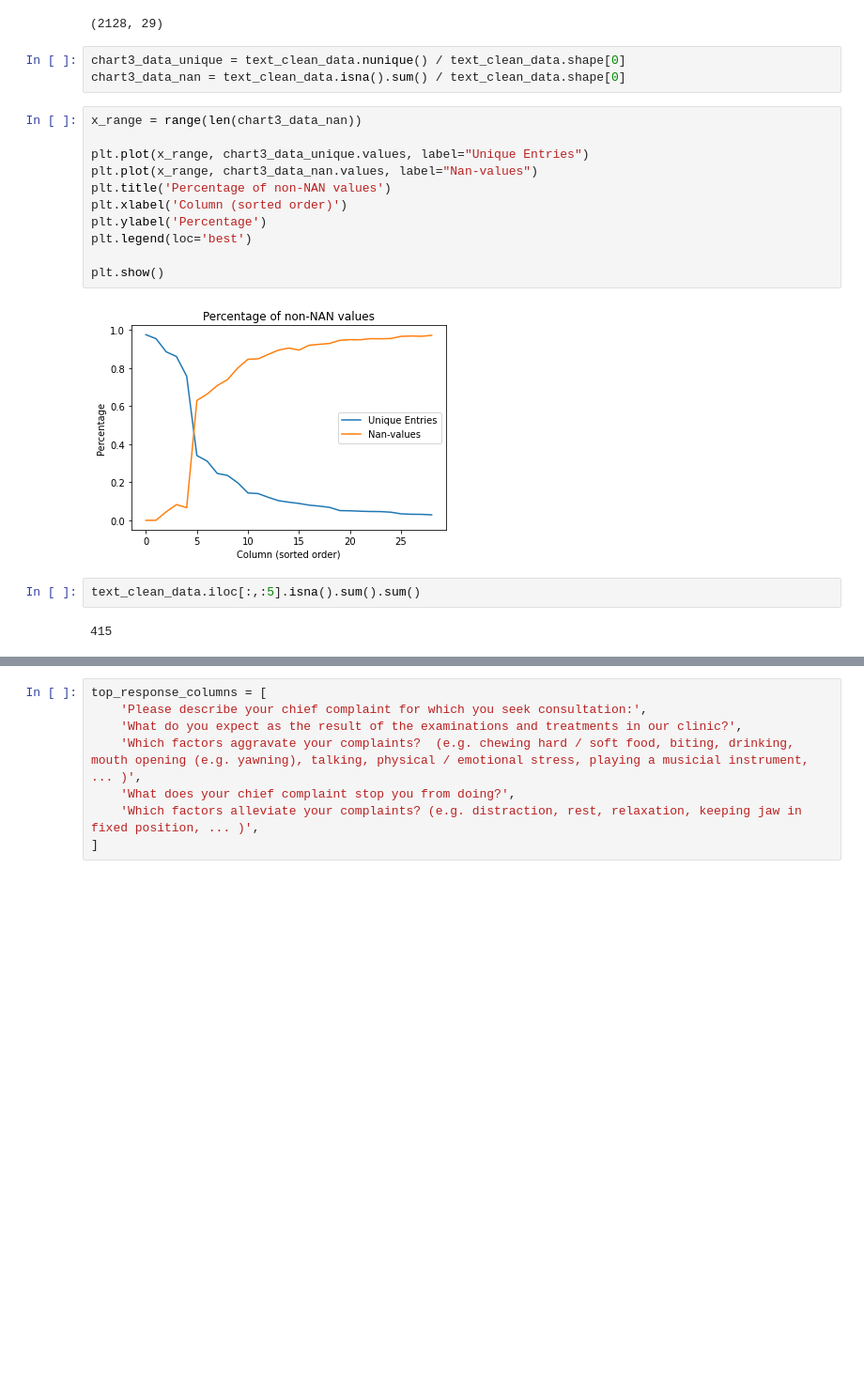
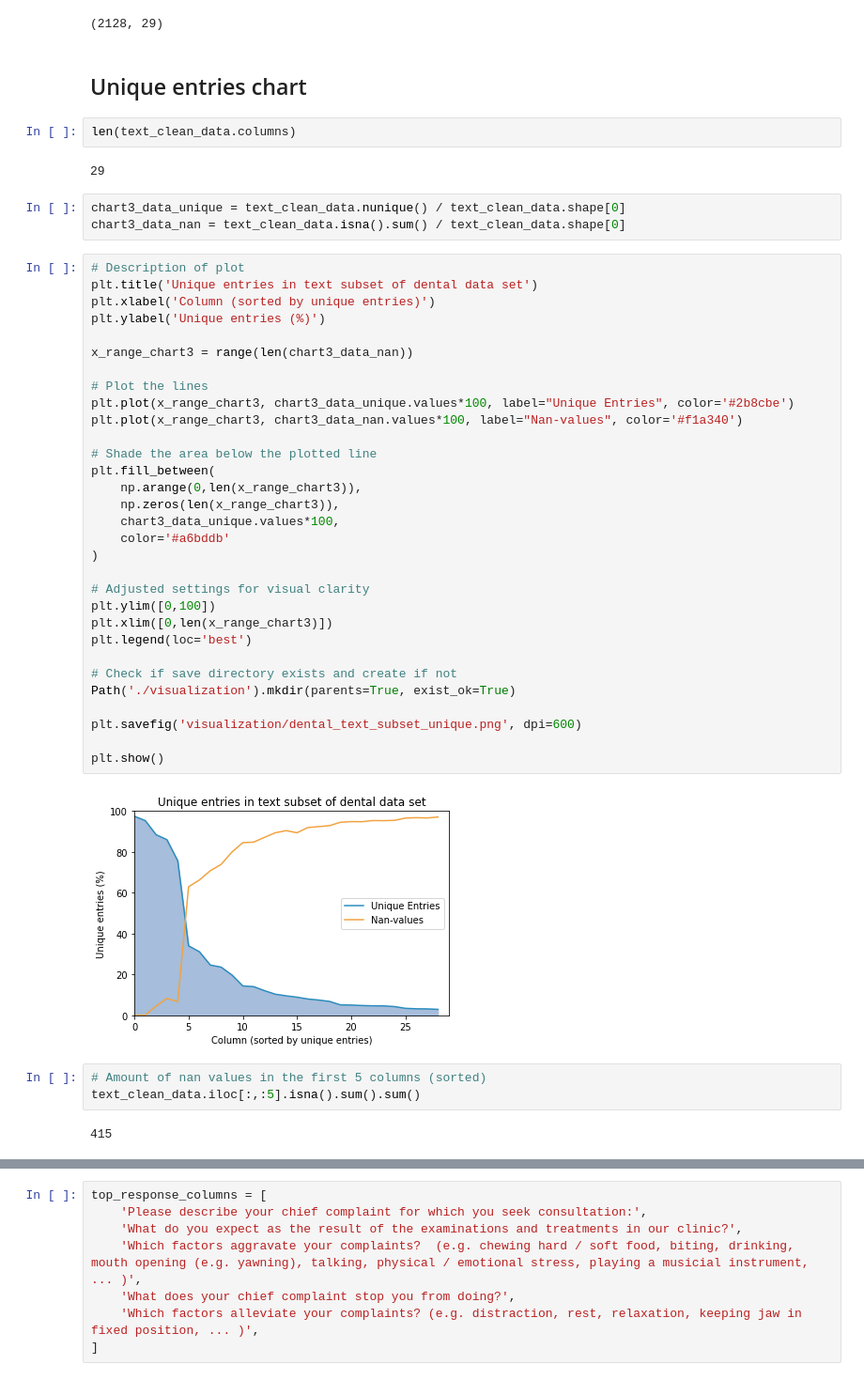
Before and after one commit to TemporalData/UDC, a Jupyter notebook: Preprocessing/Explore.ipynb, the cells around one changed output, grey strips where cells are left out. Shown at 94% size. Drawn from its saved outputs; the diff is of its cells as text; blank space fills up the shorter version.

```diff
--- a/Preprocessing/Explore.ipynb
+++ b/Preprocessing/Explore.ipynb
@@ -590,23 +560,50 @@ text_clean_data.isnull().sum().sum()
 text_clean_data.shape
 # %% [output]
 (2128, 29)
+# %% [markdown]
+## Unique entries chart
+# %%
+len(text_clean_data.columns)
+# %% [output]
+29
 # %%
 chart3_data_unique = text_clean_data.nunique() / text_clean_data.shape[0]
 chart3_data_nan = text_clean_data.isna().sum() / text_clean_data.shape[0]
-# %%
-x_range = range(len(chart3_data_nan))
-
-plt.plot(x_range, chart3_data_unique.values, label="Unique Entries")
-plt.plot(x_range, chart3_data_nan.values, label="Nan-values")
-plt.title('Percentage of non-NAN values')
-plt.xlabel('Column (sorted order)')
-plt.ylabel('Percentage')
-plt.legend(loc='best')
-
-plt.show()
-# %% [output]
-[figure, removed]
+# %%
+# Description of plot
+plt.title('Unique entries in text subset of dental data set')
+plt.xlabel('Column (sorted by unique entries)')
+plt.ylabel('Unique entries (%)')
+
+x_range_chart3 = range(len(chart3_data_nan))
+
+# Plot the lines
+plt.plot(x_range_chart3, chart3_data_unique.values*100, label="Unique Entries", color='#2b8cbe')
+plt.plot(x_range_chart3, chart3_data_nan.values*100, label="Nan-values", color='#f1a340')
+
+# Shade the area below the plotted line
+plt.fill_between(
+    np.arange(0,len(x_range_chart3)),
+    np.zeros(len(x_range_chart3)),
+    chart3_data_unique.values*100,
+    color='#a6bddb'
+)
+
+# Adjusted settings for visual clarity
+plt.ylim([0,100])
+plt.xlim([0,len(x_range_chart3)])
+plt.legend(loc='best')
+
+# Check if save directory exists and create if not
+Path('./visualization').mkdir(parents=True, exist_ok=True)
+
+plt.savefig('visualization/dental_text_subset_unique.png', dpi=600)
+
+plt.show()
+# %% [output]
+[figure, added]
 # %%
+# Amount of nan values in the first 5 columns (sorted)
 text_clean_data.iloc[:,:5].isna().sum().sum()
 # %% [output]
 415
```
Also changed, not shown: parts of 31 cells of this notebook, 2 other files.
